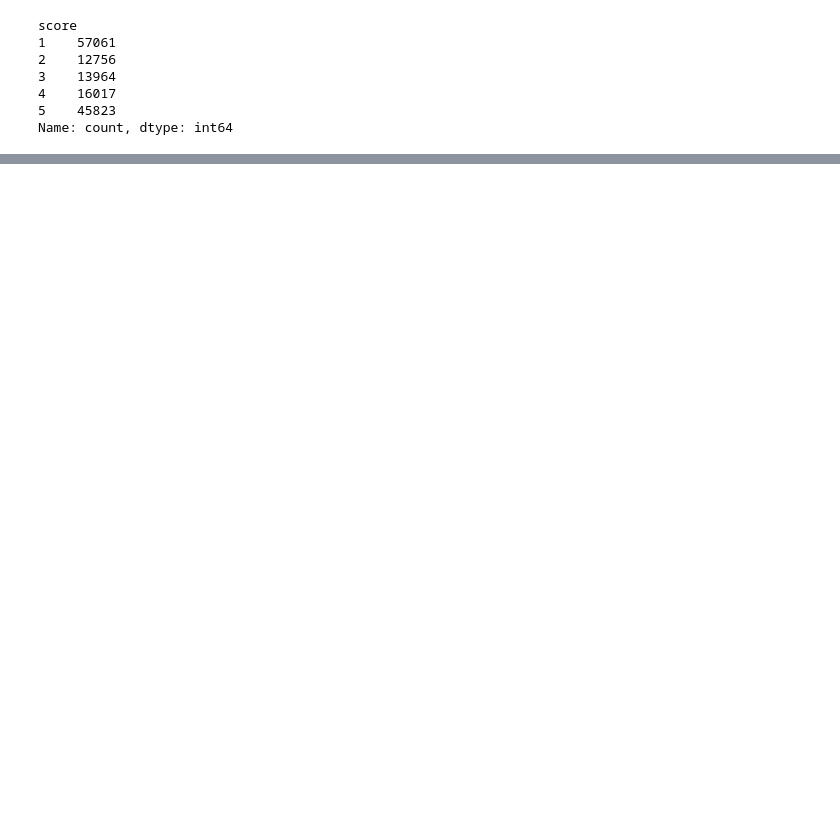
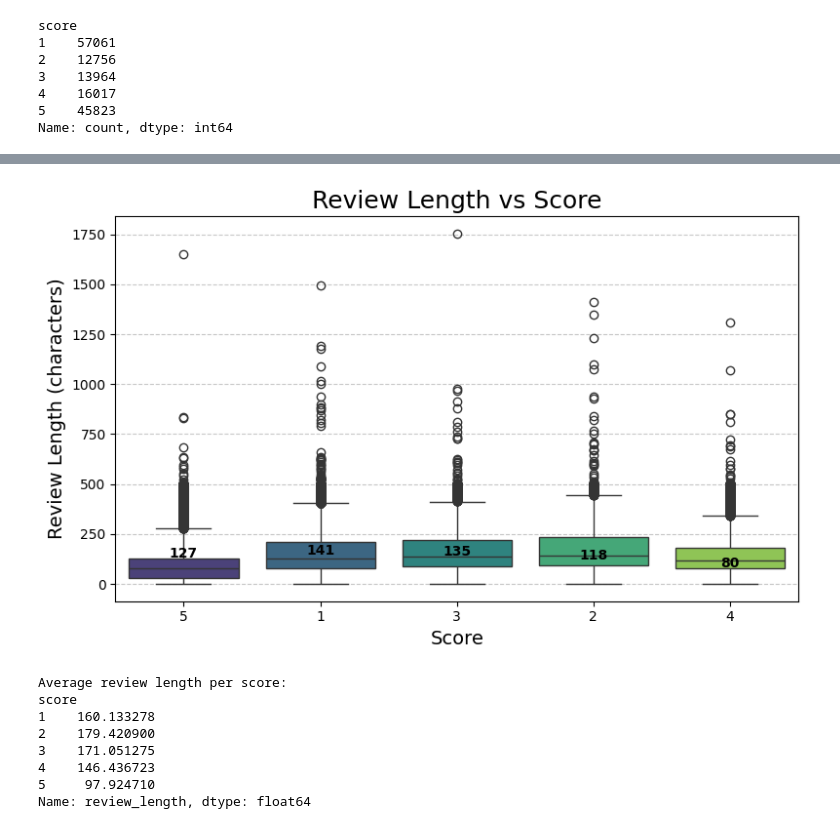
Before and after one commit to Jorayev-DS/netflix-app-reviews-eda, a Jupyter notebook: notebooks/reviews_eda.ipynb, the cells around one changed output, grey strips where cells are left out. Cells and saved outputs as stored; diff of their text form; code cells hidden in the pictures; blank space fills up the shorter version.

```diff
--- a/notebooks/reviews_eda.ipynb
+++ b/notebooks/reviews_eda.ipynb
@@ -141,0 +192,42 @@ plt.show()
+# %%
+df['review_length'] = df['content'].astype(str).apply(len)
+df_box = df[['score','review_length']].copy()
+df_box['score'] = df_box['score'].astype(str)
+
+plt.figure(figsize=(8,5))
+
+ax = sns.boxplot(
+    data=df_box,
+    x='score',
+    y='review_length',
+    hue='score',
+    palette="viridis",
+    dodge=False,
+    legend=False
+)
+
+medians = df.groupby('score')['review_length'].median()
+for i, median in enumerate(medians):
+    ax.text(i, median + 5, f'{int(median)}',
+            horizontalalignment='center', color='black', weight='semibold')
+
+plt.title("Review Length vs Score", size=18)
+plt.xlabel("Score", size=14)
+plt.ylabel("Review Length (characters)", size=14)
+plt.grid(axis='y', linestyle='--', alpha=0.7)
+plt.tight_layout()
+plt.show()
+
+avg_length_per_score = df.groupby('score')['review_length'].mean()
+print("Average review length per score:")
+print(avg_length_per_score)
+# %% [output]
+[figure, added]
+Average review length per score:
+score
+1    160.133278
+2    179.420900
+3    171.051275
+4    146.436723
+5     97.924710
+Name: review_length, dtype: float64
```
Also changed, not shown: parts of 22 cells of this notebook.
